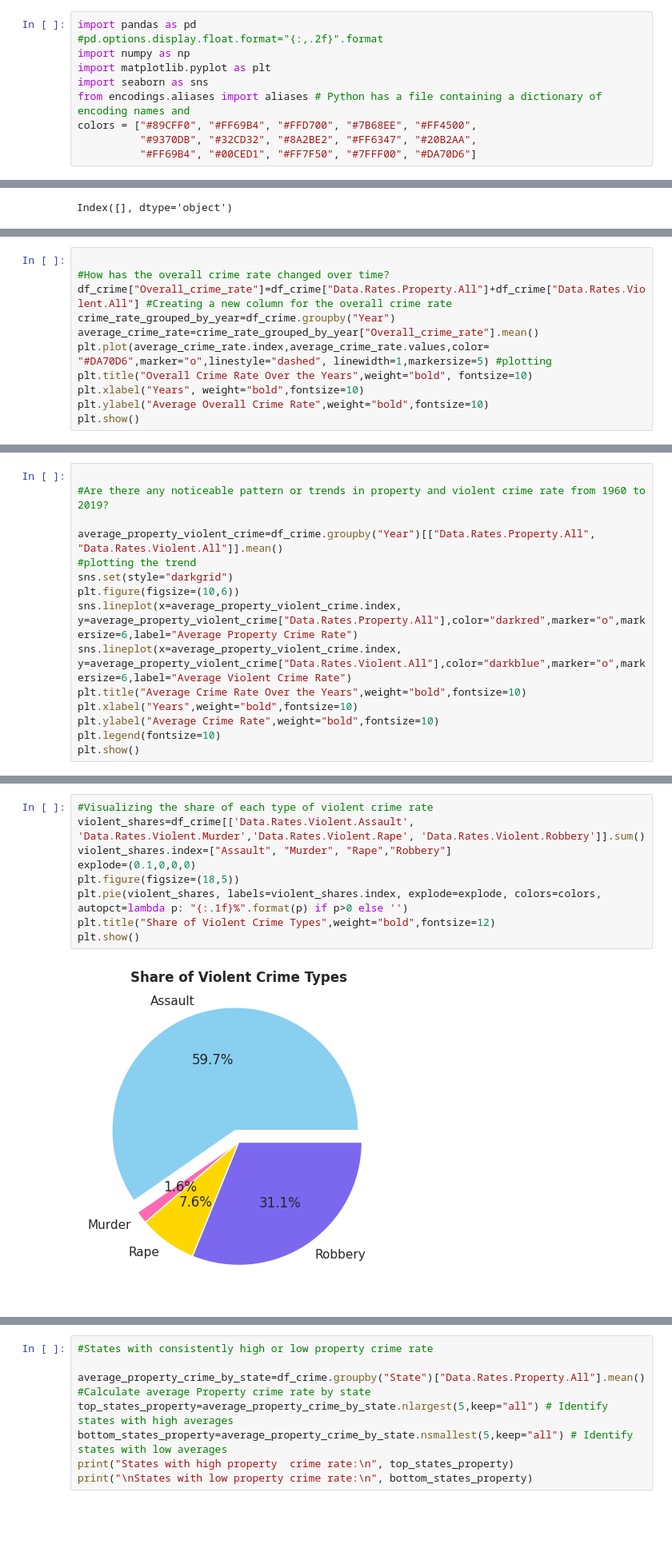
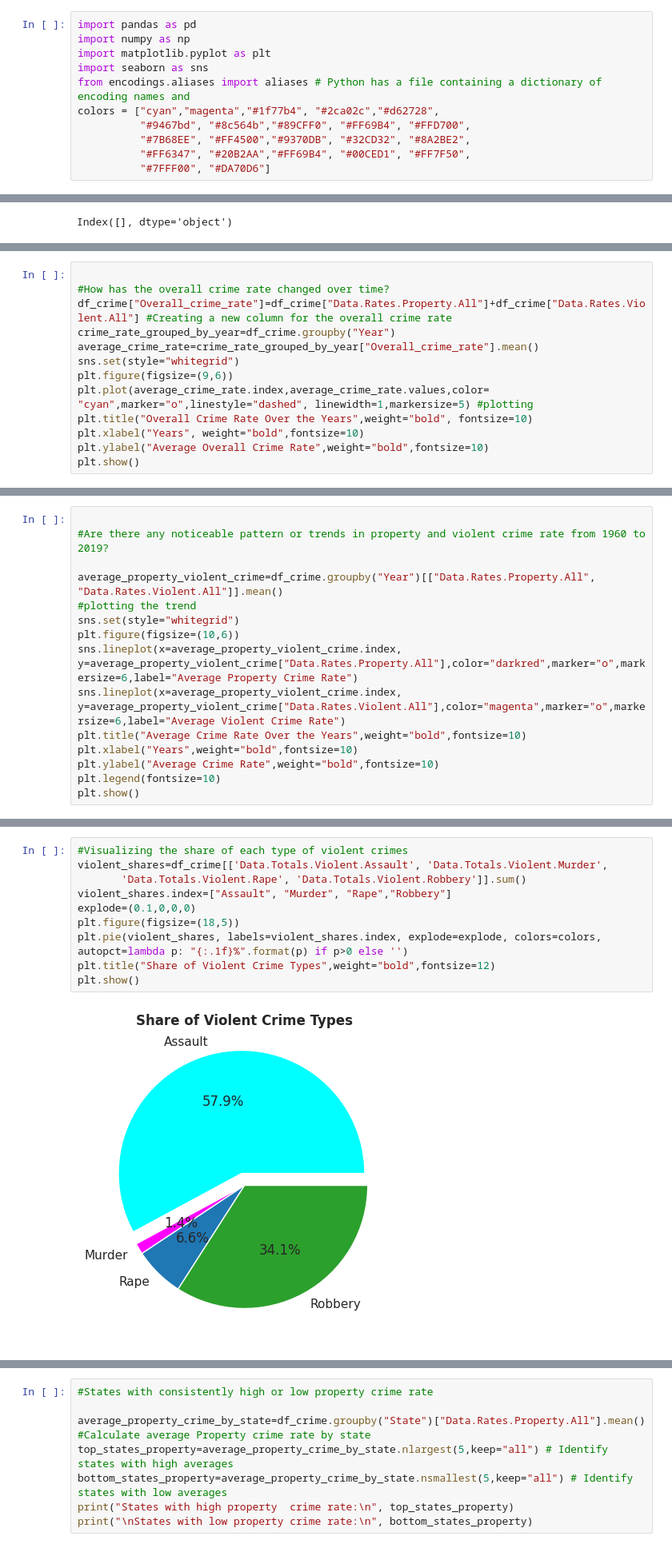
Before and after one commit to HeewaShakib/Crime_Analysis, a Jupyter notebook: Crime.ipynb, the cells around one changed output, grey strips where cells are left out. Shown at 80% size. Drawn from its saved outputs; the diff is of its cells as text; blank space fills up the shorter version.

```diff
--- a/Crime.ipynb
+++ b/Crime.ipynb
@@ -1,13 +1,14 @@
 # %%
 import pandas as pd
-#pd.options.display.float.format="{:,.2f}".format
 import numpy as np
 import matplotlib.pyplot as plt
 import seaborn as sns
 from encodings.aliases import aliases # Python has a file containing a dictionary of encoding names and
-colors = ["#89CFF0", "#FF69B4", "#FFD700", "#7B68EE", "#FF4500",
-          "#9370DB", "#32CD32", "#8A2BE2", "#FF6347", "#20B2AA",
-          "#FF69B4", "#00CED1", "#FF7F50", "#7FFF00", "#DA70D6"]
+colors = ["cyan","magenta","#1f77b4", "#2ca02c","#d62728",
+          "#9467bd", "#8c564b","#89CFF0", "#FF69B4", "#FFD700",
+          "#7B68EE", "#FF4500","#9370DB", "#32CD32", "#8A2BE2",
+          "#FF6347", "#20B2AA","#FF69B4", "#00CED1", "#FF7F50",
+          "#7FFF00", "#DA70D6"]
 # %%
 encoding_list = list(set(aliases.values()))[:10]
 
@@ -151,7 +152,9 @@ df_crime.describe(include="all") # Summary information on the numeric columns
 df_crime["Overall_crime_rate"]=df_crime["Data.Rates.Property.All"]+df_crime["Data.Rates.Violent.All"] #Creating a new column for the overall crime rate
 crime_rate_grouped_by_year=df_crime.groupby("Year")
 average_crime_rate=crime_rate_grouped_by_year["Overall_crime_rate"].mean()
-plt.plot(average_crime_rate.index,average_crime_rate.values,color= "#DA70D6",marker="o",linestyle="dashed", linewidth=1,markersize=5) #plotting
+sns.set(style="whitegrid")
+plt.figure(figsize=(9,6))
+plt.plot(average_crime_rate.index,average_crime_rate.values,color= "cyan",marker="o",linestyle="dashed", linewidth=1,markersize=5) #plotting
 plt.title("Overall Crime Rate Over the Years",weight="bold", fontsize=10)
 plt.xlabel("Years", weight="bold",fontsize=10)
 plt.ylabel("Average Overall Crime Rate",weight="bold",fontsize=10)
@@ -164,10 +167,10 @@ plt.show()
 
 average_property_violent_crime=df_crime.groupby("Year")[["Data.Rates.Property.All", "Data.Rates.Violent.All"]].mean()
 #plotting the trend
-sns.set(style="darkgrid")
+sns.set(style="whitegrid")
 plt.figure(figsize=(10,6))
 sns.lineplot(x=average_property_violent_crime.index, y=average_property_violent_crime["Data.Rates.Property.All"],color="darkred",marker="o",markersize=6,label="Average Property Crime Rate")
-sns.lineplot(x=average_property_violent_crime.index, y=average_property_violent_crime["Data.Rates.Violent.All"],color="darkblue",marker="o",markersize=6,label="Average Violent Crime Rate")
+sns.lineplot(x=average_property_violent_crime.index, y=average_property_violent_crime["Data.Rates.Violent.All"],color="magenta",marker="o",markersize=6,label="Average Violent Crime Rate")
 plt.title("Average Crime Rate Over the Years",weight="bold",fontsize=10)
 plt.xlabel("Years",weight="bold",fontsize=10)
 plt.ylabel("Average Crime Rate",weight="bold",fontsize=10)
@@ -215,14 +224,15 @@ Among violent crimes, Data.Rates.Violent.Assault has the highest occurrence with
 # %%
-#Visualizing the share of each type of violent crime rate
-violent_shares=df_crime[['Data.Rates.Violent.Assault', 'Data.Rates.Violent.Murder','Data.Rates.Violent.Rape', 'Data.Rates.Violent.Robbery']].sum()
+#Visualizing the share of each type of violent crimes
+violent_shares=df_crime[['Data.Totals.Violent.Assault', 'Data.Totals.Violent.Murder',
+       'Data.Totals.Violent.Rape', 'Data.Totals.Violent.Robbery']].sum()
 violent_shares.index=["Assault", "Murder", "Rape","Robbery"]
 explode=(0.1,0,0,0)
 plt.figure(figsize=(18,5))
 plt.pie(violent_shares, labels=violent_shares.index, explode=explode, colors=colors, autopct=lambda p: "{:.1f}%".format(p) if p>0 else '')
 plt.title("Share of Violent Crime Types",weight="bold",fontsize=12)
 plt.show()
 # %% [output]
-[figure, old version]
+[figure, new version]
 # %%
 #Are there any noticeable correlation between property crime and violent crime rates?
 limited_df_crime=df_crime[["Year","Data.Rates.Property.All","Data.Rates.Violent.All" ]]
```
Also changed, not shown: parts of 16 cells of this notebook.
